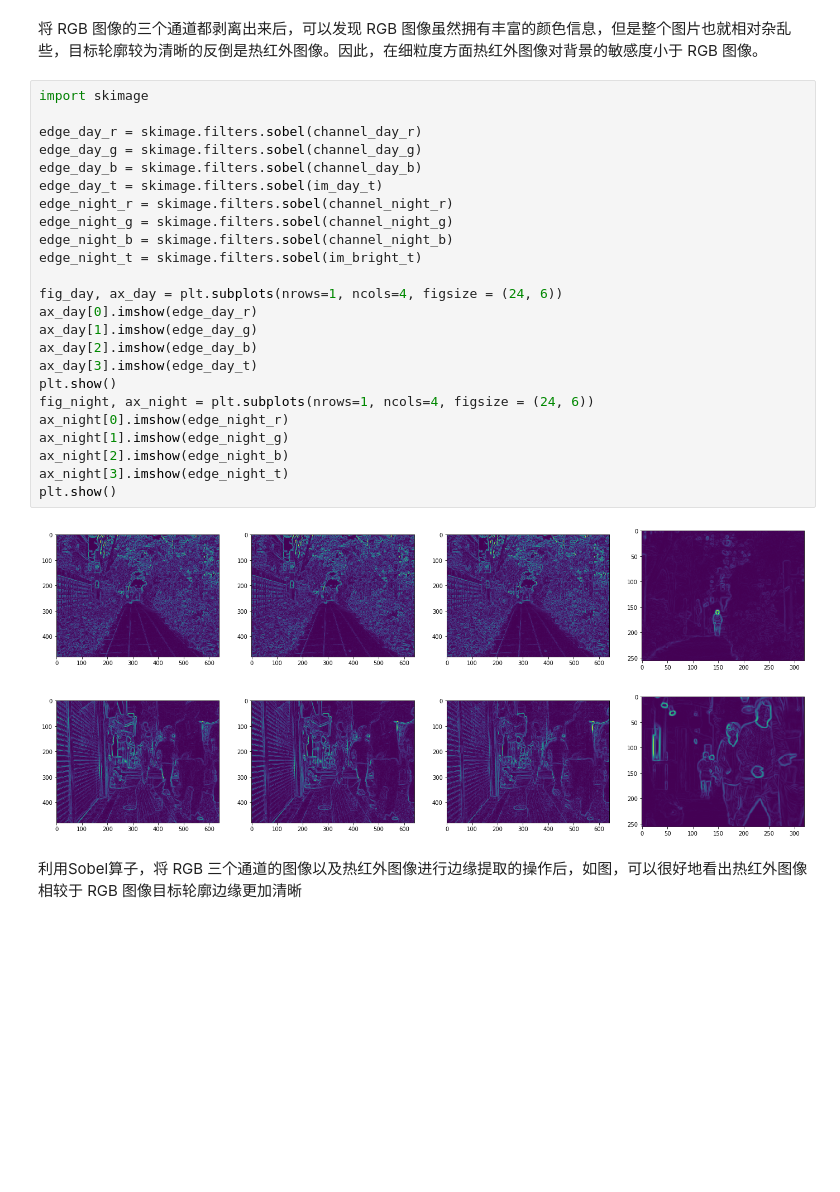
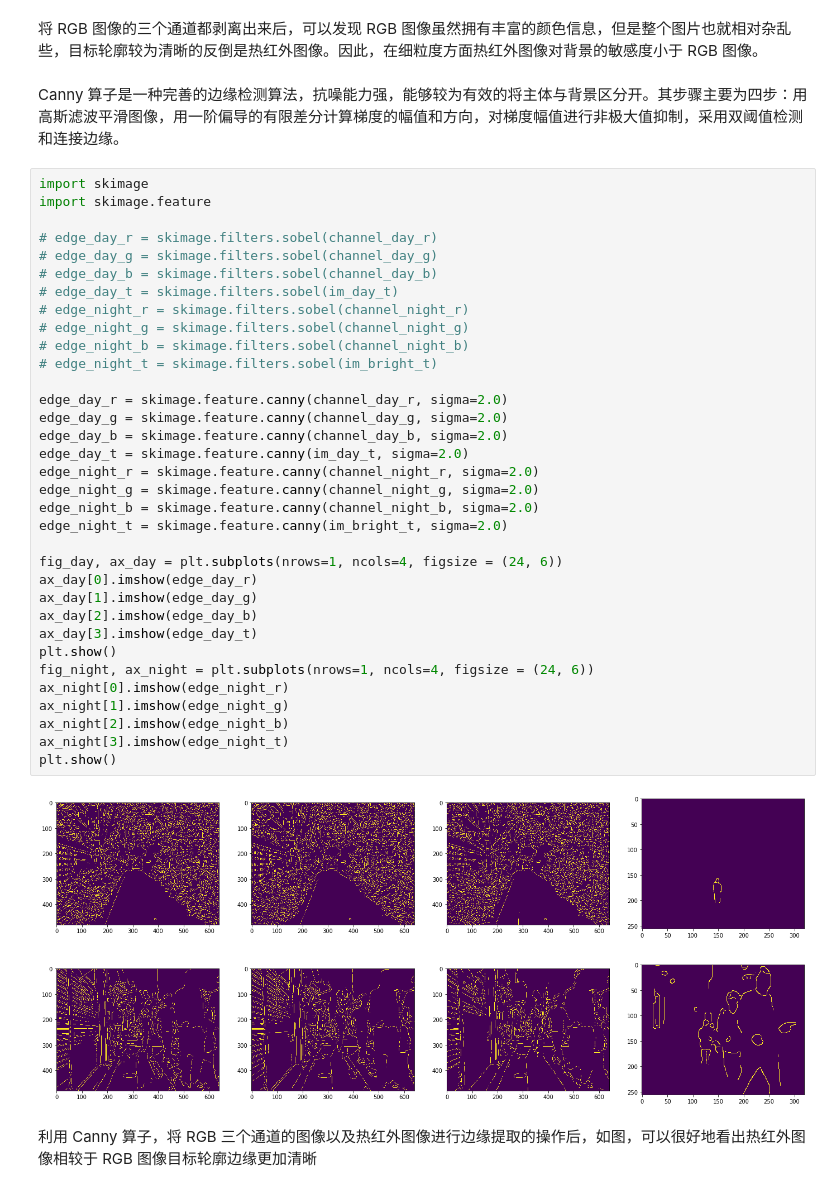
Before and after one commit to HanlynnKe/TIR-Tracking, a Jupyter notebook: FFB-TIR-tracking-1.ipynb, the cells around one changed output. Saved outputs shown, nothing was run; the diff lists cells and outputs as text; blank space fills up the shorter version.

```diff
--- a/FFB-TIR-tracking-1.ipynb
+++ b/FFB-TIR-tracking-1.ipynb
@@ -85,32 +85,44 @@ plt.show()
 [figure]
 # %% [markdown]
 将 RGB 图像的三个通道都剥离出来后，可以发现 RGB 图像虽然拥有丰富的颜色信息，但是整个图片也就相对杂乱些，目标轮廓较为清晰的反倒是热红外图像。因此，在细粒度方面热红外图像对背景的敏感度小于 RGB 图像。
+# %% [markdown]
+Canny 算子是一种完善的边缘检测算法，抗噪能力强，能够较为有效的将主体与背景区分开。其步骤主要为四步：用高斯滤波平滑图像，用一阶偏导的有限差分计算梯度的幅值和方向，对梯度幅值进行非极大值抑制，采用双阈值检测和连接边缘。
 # %%
 import skimage
+import skimage.feature
 
-edge_day_r = skimage.filters.sobel(channel_day_r)
-edge_day_g = skimage.filters.sobel(channel_day_g)
-edge_day_b = skimage.filters.sobel(channel_day_b)
-edge_day_t = skimage.filters.sobel(im_day_t)
-edge_night_r = skimage.filters.sobel(channel_night_r)
-edge_night_g = skimage.filters.sobel(channel_night_g)
-edge_night_b = skimage.filters.sobel(channel_night_b)
-edge_night_t = skimage.filters.sobel(im_bright_t)
+# edge_day_r = skimage.filters.sobel(channel_day_r)
+# edge_day_g = skimage.filters.sobel(channel_day_g)
+# edge_day_b = skimage.filters.sobel(channel_day_b)
+# edge_day_t = skimage.filters.sobel(im_day_t)
+# edge_night_r = skimage.filters.sobel(channel_night_r)
+# edge_night_g = skimage.filters.sobel(channel_night_g)
+# edge_night_b = skimage.filters.sobel(channel_night_b)
+# edge_night_t = skimage.filters.sobel(im_bright_t)
+
+edge_day_r = skimage.feature.canny(channel_day_r, sigma=2.0)
+edge_day_g = skimage.feature.canny(channel_day_g, sigma=2.0)
+edge_day_b = skimage.feature.canny(channel_day_b, sigma=2.0)
+edge_day_t = skimage.feature.canny(im_day_t, sigma=2.0)
+edge_night_r = skimage.feature.canny(channel_night_r, sigma=2.0)
+edge_night_g = skimage.feature.canny(channel_night_g, sigma=2.0)
+edge_night_b = skimage.feature.canny(channel_night_b, sigma=2.0)
+edge_night_t = skimage.feature.canny(im_bright_t, sigma=2.0)
 
 fig_day, ax_day = plt.subplots(nrows=1, ncols=4, figsize = (24, 6))
 ax_day[0].imshow(edge_day_r)
 ax_day[1].imshow(edge_day_g)
 ax_day[2].imshow(edge_day_b)
 ax_day[3].imshow(edge_day_t)
 plt.show()
 fig_night, ax_night = plt.subplots(nrows=1, ncols=4, figsize = (24, 6))
 ax_night[0].imshow(edge_night_r)
 ax_night[1].imshow(edge_night_g)
 ax_night[2].imshow(edge_night_b)
 ax_night[3].imshow(edge_night_t)
 plt.show()
 # %% [output]
-[figure, old version]
+[figure, new version]
-[figure, old version]
+[figure, new version]
 # %% [markdown]
-利用Sobel算子，将 RGB 三个通道的图像以及热红外图像进行边缘提取的操作后，如图，可以很好地看出热红外图像相较于 RGB 图像目标轮廓边缘更加清晰
+利用 Canny 算子，将 RGB 三个通道的图像以及热红外图像进行边缘提取的操作后，如图，可以很好地看出热红外图像相较于 RGB 图像目标轮廓边缘更加清晰
```
Also changed, not shown: parts of 4 cells of this notebook.
